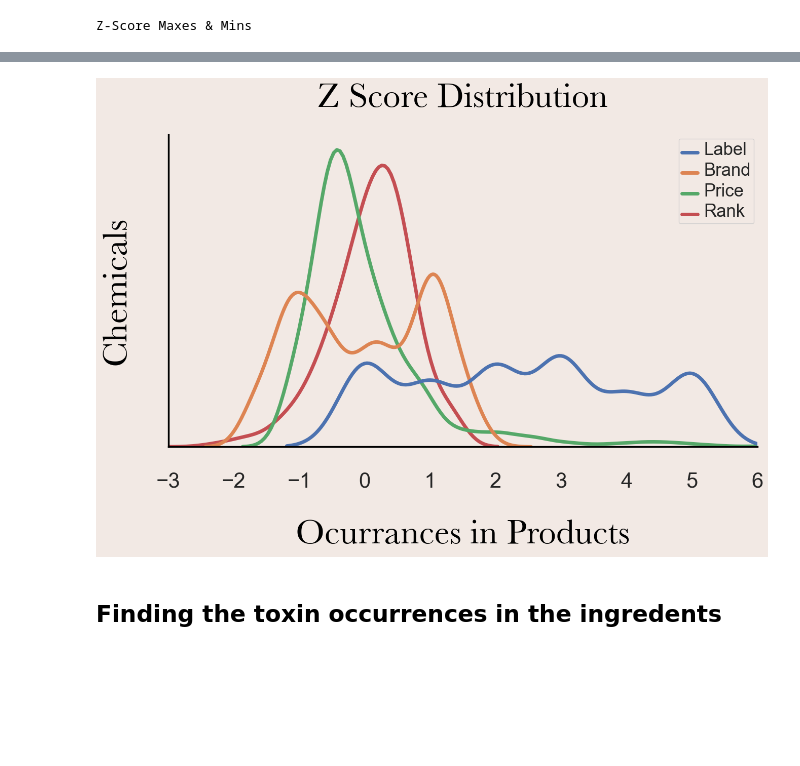
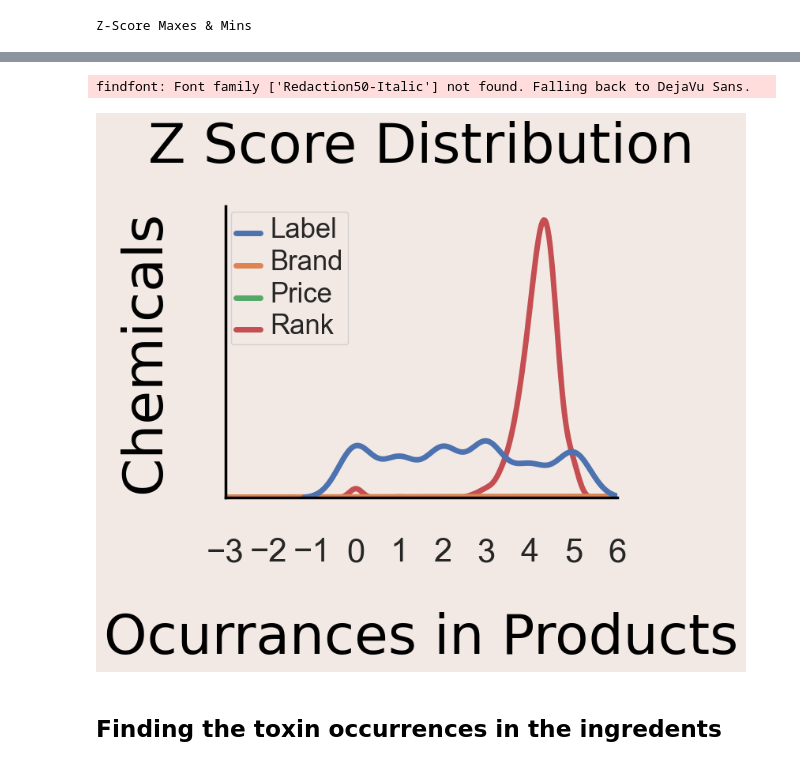
Before and after one commit to mahakanakala/toxins, a Jupyter notebook: notebooks/data_visuals.ipynb, the cells around one changed output, grey strips where cells are left out. Cells and saved outputs as stored; diff of their text form; code cells hidden in the pictures; blank space fills up the shorter version.

```diff
--- a/notebooks/data_visuals.ipynb
+++ b/notebooks/data_visuals.ipynb
@@ -119,7 +126,7 @@ Z-Score Maxes & Mins
 # %%
-counts1 = df['Price'] = (df['Price'] - df['Price'].mean()) / df["Price"].std()
-counts2  = df['Rank'] =(df['Rank'] - df['Rank'].mean()) / df["Rank"].std()
-counts3 = df['Brand'] =(df['Brand'] - df['Brand'].mean()) / df["Brand"].std()
+# counts1 = df['Price'] = (df['Price'] - df['Price'].mean()) / df["Price"].std()
+# counts2  = df['Rank'] =(df['Rank'] - df['Rank'].mean()) / df["Rank"].std()
+# counts3 = df['Brand'] =(df['Brand'] - df['Brand'].mean()) / df["Brand"].std()
 
 price_min_z_score = df.min(axis=0)['Price']
 price_max_z_score = df.max(axis=0)['Price']
@@ -131,7 +138,7 @@ brand_min_z_score = df.min(axis=0)['Brand']
 brand_max_z_score = df.max(axis=0)['Brand']
 
 title_font = {
-    'family': 'Baskerville',
+    'fontname': 'Redaction50-Italic',
     'color': 'black',
     'weight': '400',
     'size': 50
@@ -176,34 +183,35 @@ ax.set_xlim(-3, 6)
 # ax.set_xticklabels(ax.get_xticklabels(), size =20)
 
 ax.set_ylabel("Chemicals", fontdict= title_font, labelpad=40)
 ax.set_yticklabels(ax.get_yticklabels(), size=25, fontdict=opt_font)
 #plt.text(50, 1, 'allergens, harmful to the environment, cause irritation', fontdict = opt_font)
 #styling the spines
 for spine in ['bottom', 'left']:
     ax.spines[spine].set_color('0')
     ax.spines[spine].set_linewidth(2.5)
 
 ax.grid(False)
 
 for spine in ['top', 'right']:
     ax.spines[spine].set_visible(False)
 
 ax.tick_params(axis='y', labelsize=30)
 ax.tick_params(axis='x', labelsize=30, pad=30)
 
 # ax.legend(['Label', 'Brand', 'Price', 'Rank'])
 
 plt.setp(ax.get_legend().get_texts(), fontsize='25')
 
 # for legend title
 plt.setp(ax.get_legend().get_title(), fontsize='20')
 
 #plt.show()
 # taking out this line makes it visible and printed into the references folder, but why?
 
 plt.savefig("../reports/figures/z_score.png", bbox_inches='tight')
 # %% [output]
+findfont: Font family ['Redaction50-Italic'] not found. Falling back to DejaVu Sans.
-[figure, old version]
+[figure, new version]
 # %% [markdown]
 ## Finding the toxin occurrences in the ingredents
 # %%
```
Also changed, not shown: parts of 6 cells of this notebook, 7 other files.
